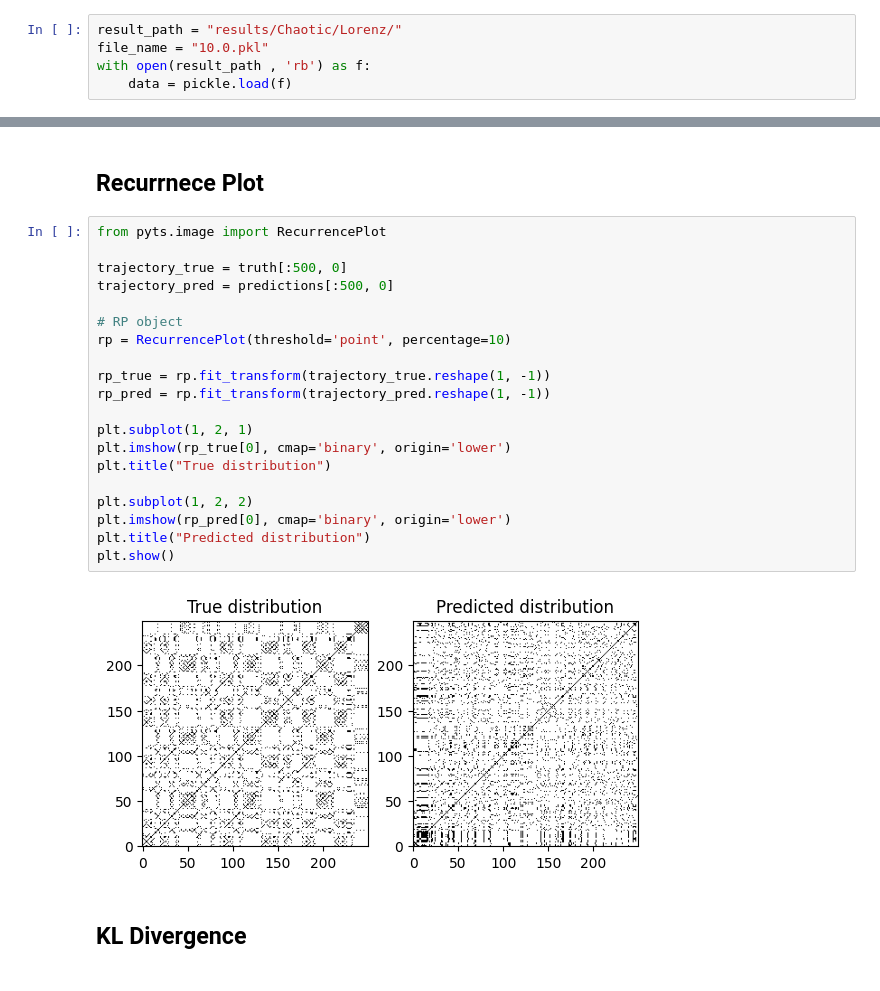
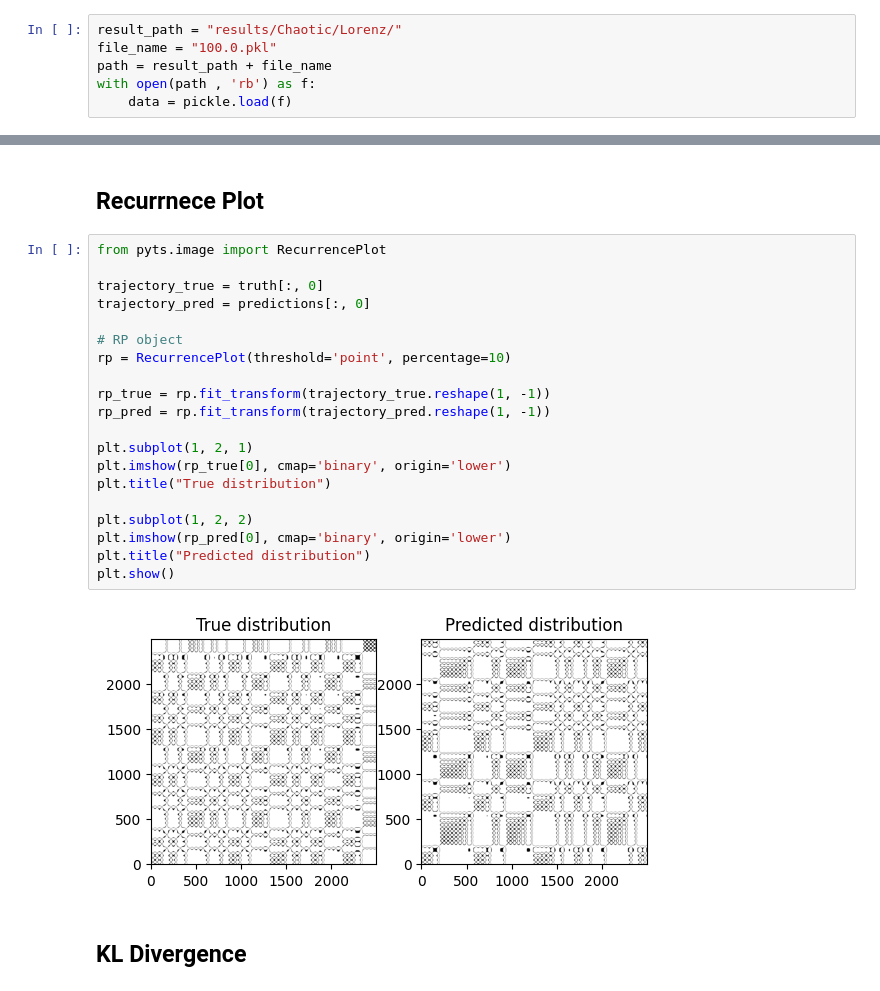
Before and after one commit to jaychotaliya987/Reservoir_Pytorch, a Jupyter notebook: Examples/Input_Discretization/analysis.ipynb, the cells around one changed output, grey strips where cells are left out. Saved outputs shown, nothing was run; the diff lists cells and outputs as text.

```diff
--- a/Examples/Input_Discretization/analysis.ipynb
+++ b/Examples/Input_Discretization/analysis.ipynb
@@ -37,8 +37,9 @@ from reservoirgrid.helpers import reservoir_tests
 ## Loading System
 # %%
 result_path = "results/Chaotic/Lorenz/"
-file_name = "10.0.pkl"
-with open(result_path , 'rb') as f:
+file_name = "100.0.pkl"
+path = result_path + file_name
+with open(path , 'rb') as f:
     data = pickle.load(f)
 # %% [markdown]
 ## Analysis of single Parameter across results
@@ -172,25 +169,25 @@ viz.plot_components(trajectory=truth, figsize=(1080,600), line_width=1.5, title=
 # %%
 from pyts.image import RecurrencePlot
 
-trajectory_true = truth[:500, 0]
-trajectory_pred = predictions[:500, 0]
+trajectory_true = truth[:, 0]
+trajectory_pred = predictions[:, 0]
 
 # RP object
 rp = RecurrencePlot(threshold='point', percentage=10)
 
 rp_true = rp.fit_transform(trajectory_true.reshape(1, -1))
 rp_pred = rp.fit_transform(trajectory_pred.reshape(1, -1))
 
 plt.subplot(1, 2, 1)
 plt.imshow(rp_true[0], cmap='binary', origin='lower')
 plt.title("True distribution")
 
 plt.subplot(1, 2, 2)
 plt.imshow(rp_pred[0], cmap='binary', origin='lower')
 plt.title("Predicted distribution")
 plt.show()
 # %% [output]
-[figure, old version]
+[figure, new version]
 # %% [markdown]
 ## KL Divergence
 # %%
```
Also changed, not shown: parts of 10 cells of this notebook.
